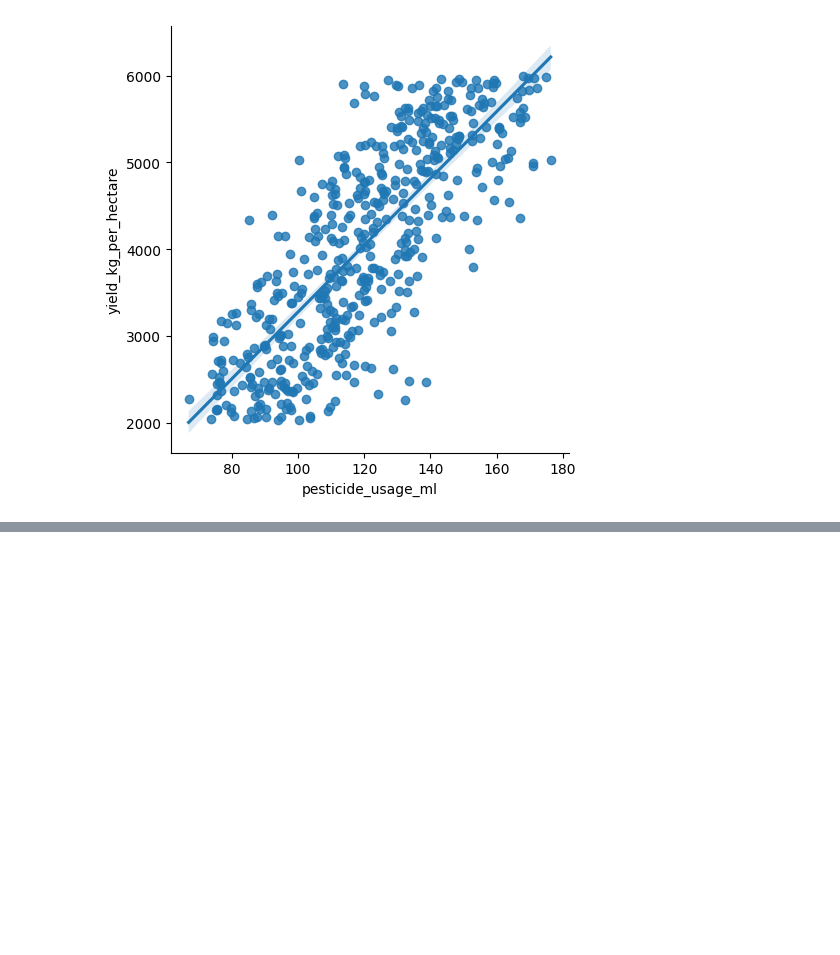
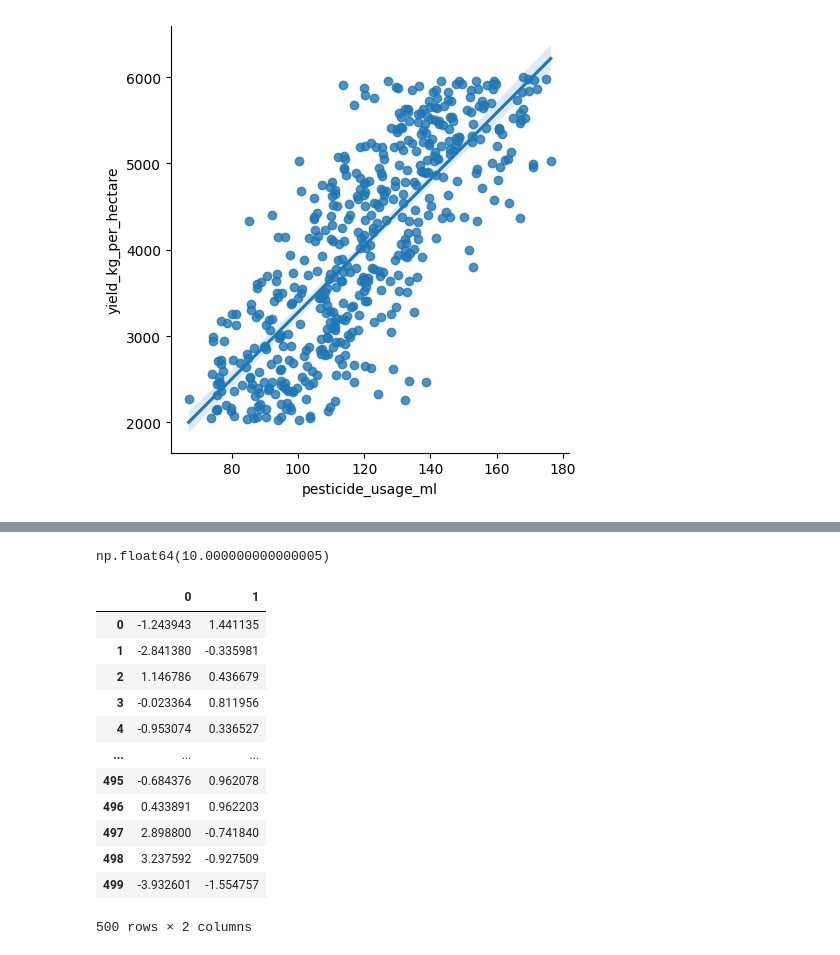
Before and after one commit to Tyrost/EverLeaf, a Jupyter notebook: backend/data.ipynb, the cells around one changed output, grey strips where cells are left out. Cells and saved outputs as stored; diff of their text form; code cells hidden in the pictures; blank space fills up the shorter version.

```diff
--- a/backend/data.ipynb
+++ b/backend/data.ipynb
@@ -316,0 +333,28 @@ def set_value_ranges():
+# %%
+u, s, vt = np.linalg.svd(farm_stand, full_matrices=False)
+
+N = len(farm_stand)
+
+singular_values = [singular_value**2/N for singular_value in s]
+total_variance = np.sum(singular_values)
+
+total_variance
+# %% [output]
+np.float64(10.000000000000005)
+# %%
+farm_2d = farm_stand @ vt[[0,1]].T
+farm_2d
+# %% [output]
+|  | 0 | 1 |
+| 0 | -1.243943 | 1.441135 |
+| 1 | -2.841380 | -0.335981 |
+| 2 | 1.146786 | 0.436679 |
+| 3 | -0.023364 | 0.811956 |
+| 4 | -0.953074 | 0.336527 |
+| ... | ... | ... |
+| 495 | -0.684376 | 0.962078 |
+| 496 | 0.433891 | 0.962203 |
+| 497 | 2.898800 | -0.741840 |
+| 498 | 3.237592 | -0.927509 |
+| 499 | -3.932601 | -1.554757 |
+500 rows × 2 columns
```
Also changed, not shown: parts of 9 cells of this notebook, 8 other files.
